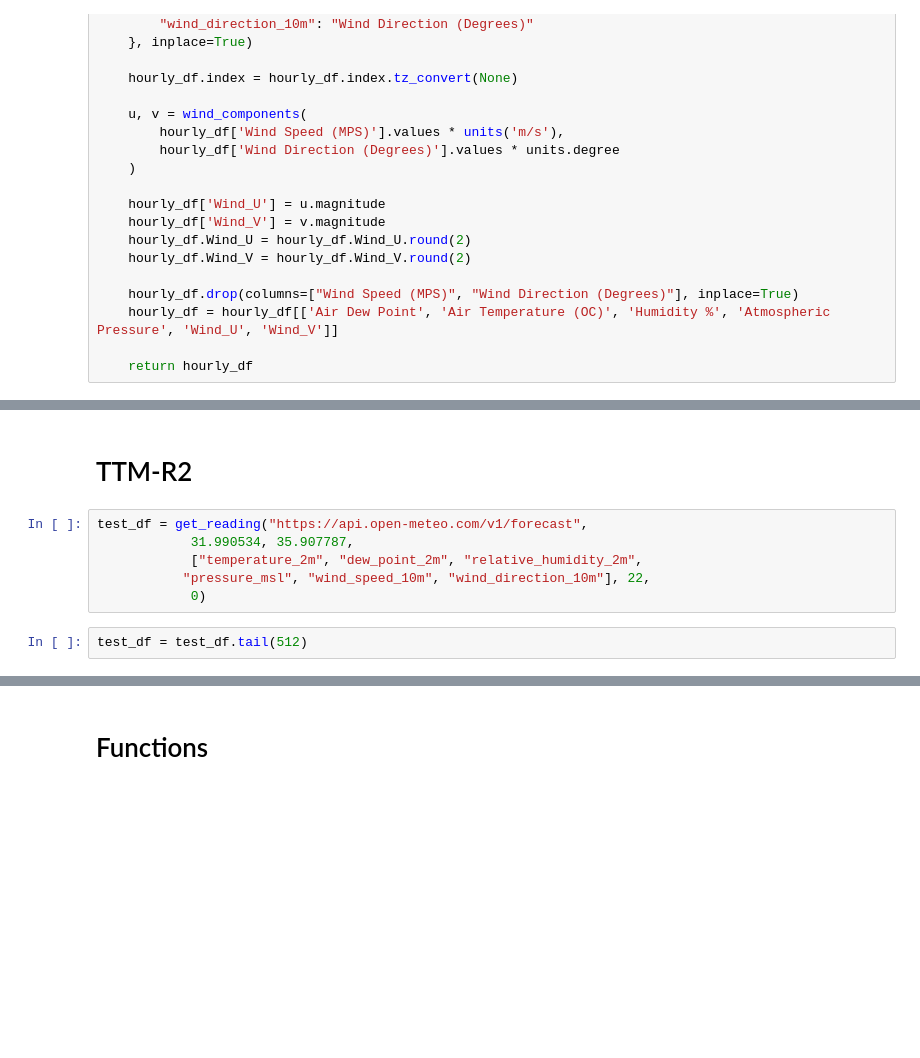
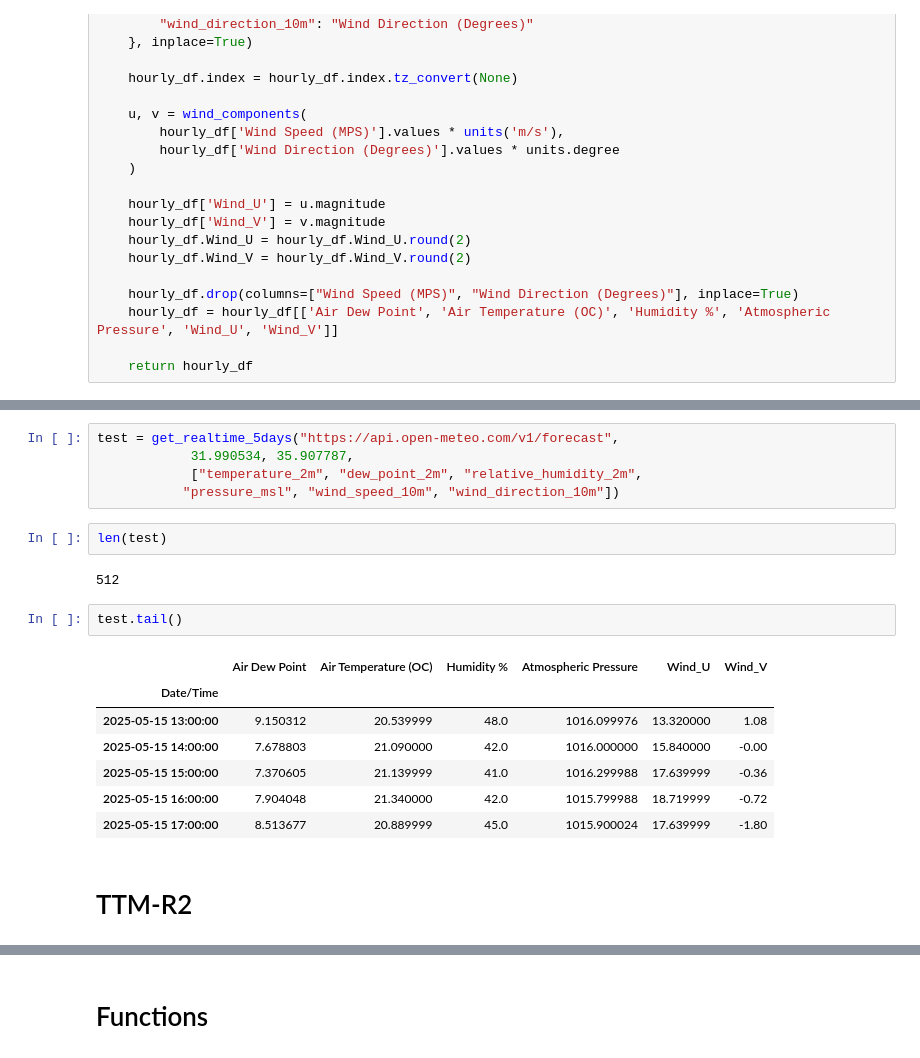
Before and after one commit to abood-shehade/Weather-prediction, a Jupyter notebook: Final_pipiline.ipynb, the cells around one changed output, grey strips where cells are left out. Saved outputs shown, nothing was run; the diff lists cells and outputs as text; blank space fills up the shorter version.

```diff
--- a/Final_pipiline.ipynb
+++ b/Final_pipiline.ipynb
@@ -189,12 +235,23 @@ def get_reading(url, latitude, longtitute, hourly, past_days, future_days):
+# %%
+test = get_realtime_5days("https://api.open-meteo.com/v1/forecast",
+            31.990534, 35.907787,
+            ["temperature_2m", "dew_point_2m", "relative_humidity_2m",
+           "pressure_msl", "wind_speed_10m", "wind_direction_10m"])
+# %%
+len(test)
+# %% [output]
+512
+# %%
+test.tail()
+# %% [output]
+|  | Air Dew Point | Air Temperature (OC) | Humidity % | Atmospheric Pressure | Wind_U | Wind_V |
+| Date/Time |  |  |  |  |  |  |
+| 2025-05-15 13:00:00 | 9.150312 | 20.539999 | 48.0 | 1016.099976 | 13.320000 | 1.08 |
+| 2025-05-15 14:00:00 | 7.678803 | 21.090000 | 42.0 | 1016.000000 | 15.840000 | -0.00 |
+| 2025-05-15 15:00:00 | 7.370605 | 21.139999 | 41.0 | 1016.299988 | 17.639999 | -0.36 |
+| 2025-05-15 16:00:00 | 7.904048 | 21.340000 | 42.0 | 1015.799988 | 18.719999 | -0.72 |
+| 2025-05-15 17:00:00 | 8.513677 | 20.889999 | 45.0 | 1015.900024 | 17.639999 | -1.80 |
 # %% [markdown]
 # TTM-R2
-# %%
-test_df = get_reading("https://api.open-meteo.com/v1/forecast",
-            31.990534, 35.907787,
-            ["temperature_2m", "dew_point_2m", "relative_humidity_2m",
-           "pressure_msl", "wind_speed_10m", "wind_direction_10m"], 22,
-            0)
-# %%
-test_df = test_df.tail(512)
 # %%
 test_df["Unnamed: 0"] = test_df.index
```
Also changed, not shown: parts of 18 cells of this notebook, 1 other file.
